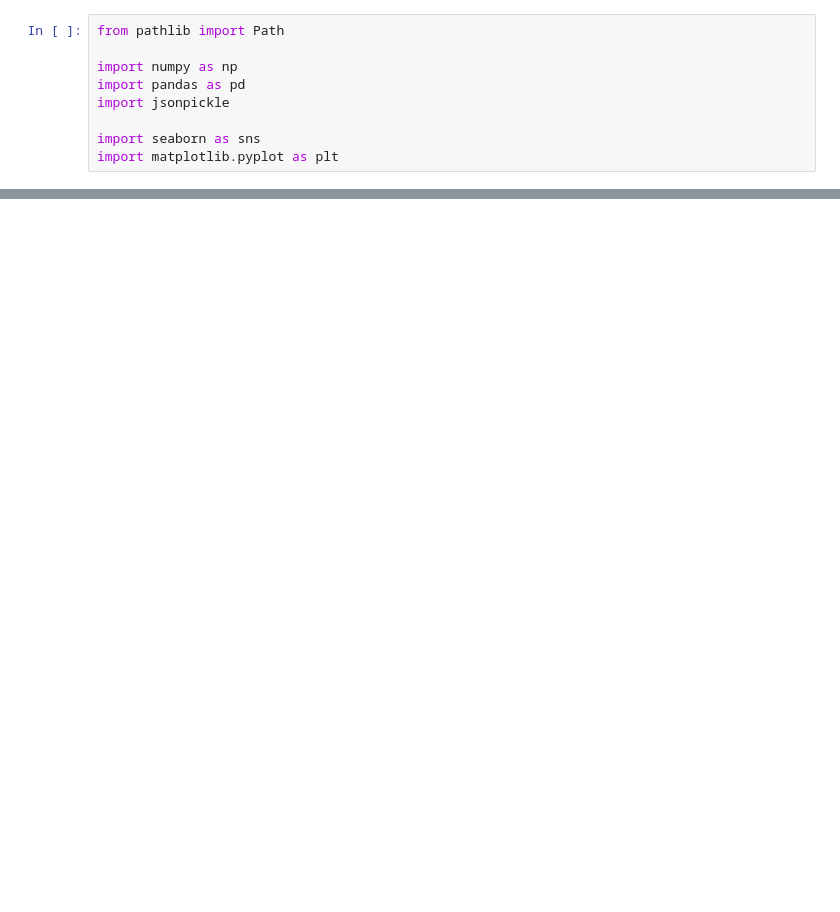
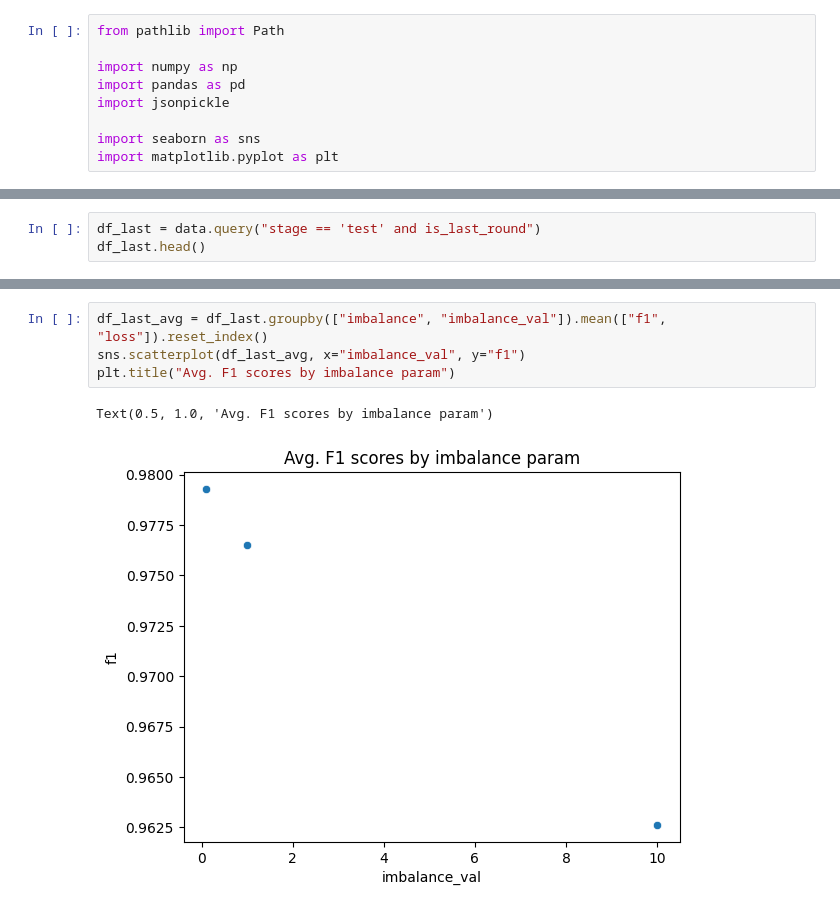
Before and after one commit to lmeinhold/client-benefit-contribution-cfl, a Jupyter notebook: notebooks/Client Benefit.ipynb, the cells around one changed output, grey strips where cells are left out. Drawn from its saved outputs; the diff is of its cells as text; blank space fills up the shorter version.

```diff
--- a/notebooks/Client Benefit.ipynb
+++ b/notebooks/Client Benefit.ipynb
@@ -58,0 +62,3 @@ data.head()
+# %%
+df_last = data.query("stage == 'test' and is_last_round")
+df_last.head()
@@ -58,0 +72,7 @@ data.head()
+# %%
+df_last_avg = df_last.groupby(["imbalance", "imbalance_val"]).mean(["f1", "loss"]).reset_index()
+sns.scatterplot(df_last_avg, x="imbalance_val", y="f1")
+plt.title("Avg. F1 scores by imbalance param")
+# %% [output]
+Text(0.5, 1.0, 'Avg. F1 scores by imbalance param')
+[figure, added]
```
Also changed, not shown: parts of 8 cells of this notebook.
